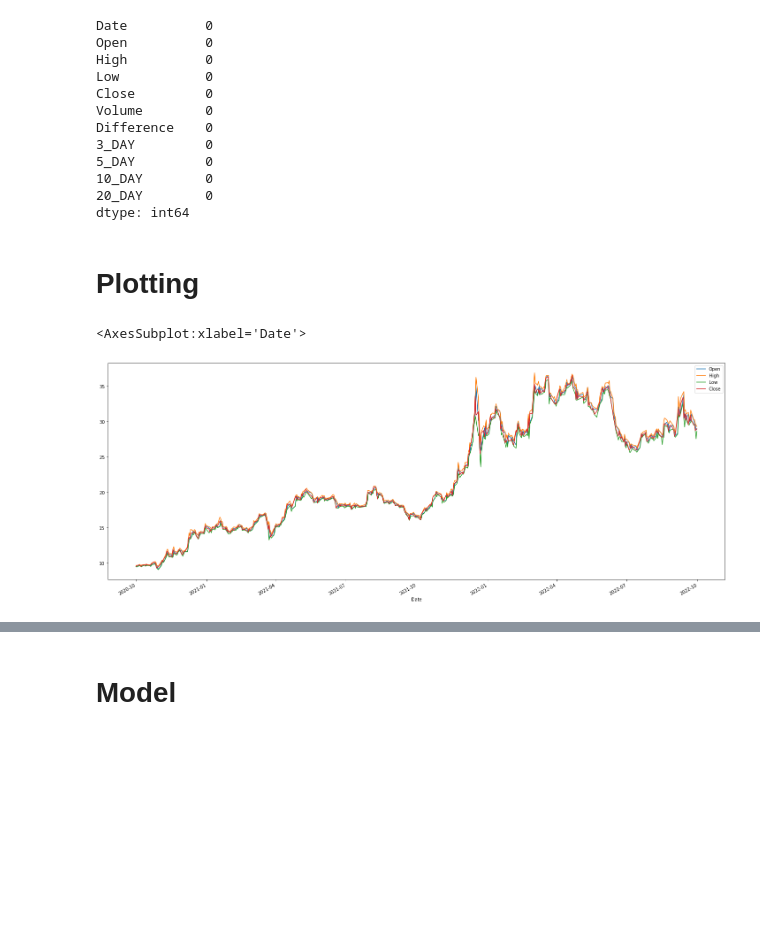
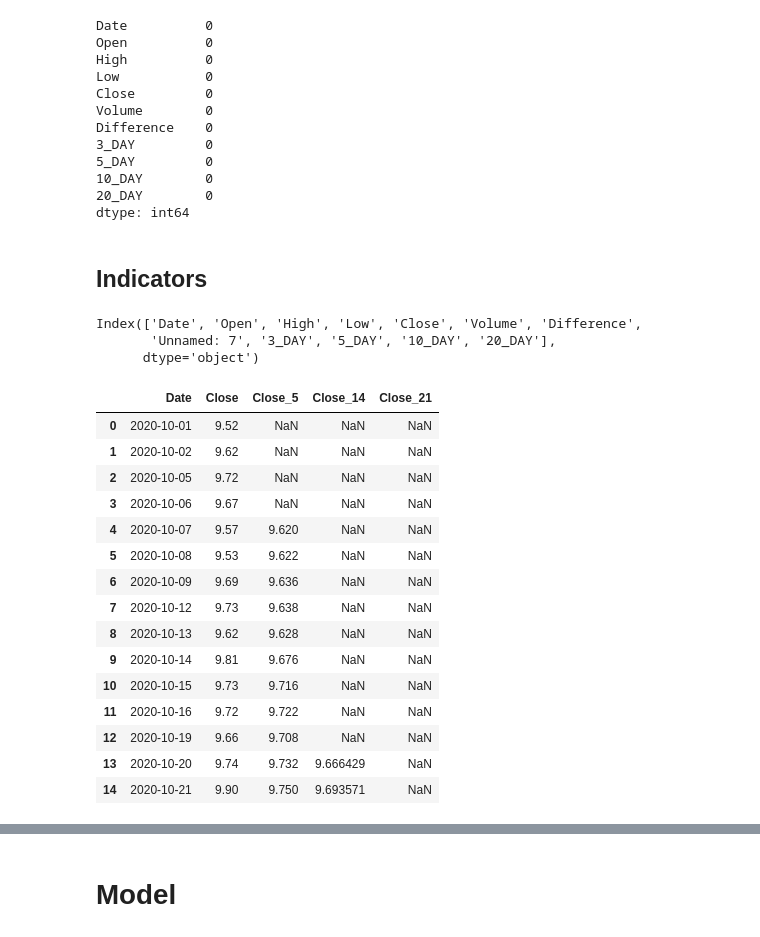
Before and after one commit to duzgunilaslan/PORSALAN, a Jupyter notebook: All_Analysis.ipynb, the cells around one changed output, grey strips where cells are left out. Saved outputs shown, nothing was run; the diff lists cells and outputs as text; code cells hidden in the pictures; blank space fills up the shorter version.

```diff
--- a/All_Analysis.ipynb
+++ b/All_Analysis.ipynb
@@ -95,10 +102,11 @@ Difference    0
 10_DAY        0
 20_DAY        0
 dtype: int64
-# %% [markdown]
-# Plotting
-# %%
-dataset.plot.line(x ="Date",y = ["Open","High","Low","Close"],figsize=(25,10))
-# %% [output]
-<AxesSubplot:xlabel='Date'>
-[figure, removed]
+# %% [markdown]
+## Indicators
+# %%
+dataset.columns
+# %% [output]
+Index(['Date', 'Open', 'High', 'Low', 'Close', 'Volume', 'Difference',
+       'Unnamed: 7', '3_DAY', '5_DAY', '10_DAY', '20_DAY'],
+      dtype='object')
@@ -104,0 +118,22 @@ dataset.plot.line(x ="Date",y = ["Open","High","Low","Close"],figsize=(25,10))
+# %%
+# Concat The all frame
+All_Data = pd.concat([dataset[["Date","Close"]],rolling_5,rolling_14,rolling_21],axis=1)
+All_Data.columns = ["Date","Close","Close_5","Close_14","Close_21"]
+All_Data.head(15)
+# %% [output]
+|  | Date | Close | Close_5 | Close_14 | Close_21 |
+| 0 | 2020-10-01 | 9.52 | NaN | NaN | NaN |
+| 1 | 2020-10-02 | 9.62 | NaN | NaN | NaN |
+| 2 | 2020-10-05 | 9.72 | NaN | NaN | NaN |
+| 3 | 2020-10-06 | 9.67 | NaN | NaN | NaN |
+| 4 | 2020-10-07 | 9.57 | 9.620 | NaN | NaN |
+| 5 | 2020-10-08 | 9.53 | 9.622 | NaN | NaN |
+| 6 | 2020-10-09 | 9.69 | 9.636 | NaN | NaN |
+| 7 | 2020-10-12 | 9.73 | 9.638 | NaN | NaN |
+| 8 | 2020-10-13 | 9.62 | 9.628 | NaN | NaN |
+| 9 | 2020-10-14 | 9.81 | 9.676 | NaN | NaN |
+| 10 | 2020-10-15 | 9.73 | 9.716 | NaN | NaN |
+| 11 | 2020-10-16 | 9.72 | 9.722 | NaN | NaN |
+| 12 | 2020-10-19 | 9.66 | 9.708 | NaN | NaN |
+| 13 | 2020-10-20 | 9.74 | 9.732 | 9.666429 | NaN |
+| 14 | 2020-10-21 | 9.90 | 9.750 | 9.693571 | NaN |
```
Also changed, not shown: parts of 9 cells of this notebook.
